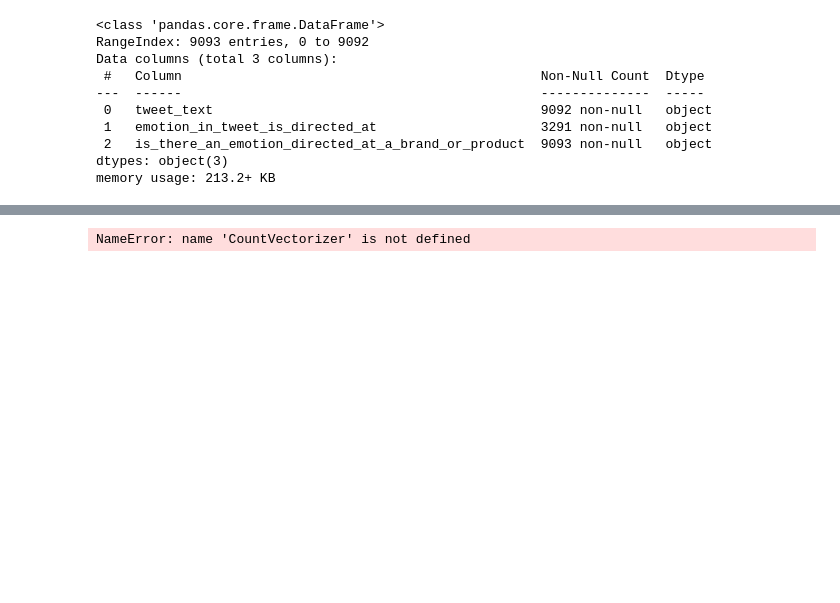
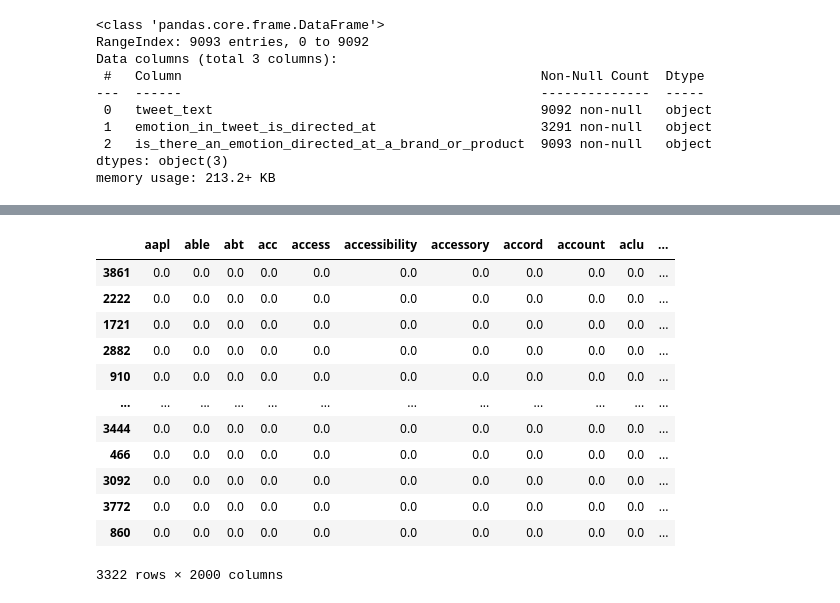
Before and after one commit to jaredlil/project-4-twitter-sentiment, a Jupyter notebook: Untitled1.ipynb, the cells around one changed output, grey strips where cells are left out. Saved outputs shown, nothing was run; the diff lists cells and outputs as text; code cells hidden in the pictures; blank space fills up the shorter version.

```diff
--- a/Untitled1.ipynb
+++ b/Untitled1.ipynb
@@ -68,15 +176,16 @@ def doc_preparer (doc, stop_words=sw):
     made lowercase,
     and stripped of punctuation and numbers.
     """
-    regex_token = (r"([a-zA-Z]+(?:'[a-z]+)?)")
+    regex_token = RegexpTokenizer(r"([a-zA-Z]+(?:'[a-z]+)?)")
     doc = regex_token.tokenize(doc)
     doc = [word.lower() for word in doc]
     doc = [word for word in doc if word not in sw]
-    print(doc)
+#    print(doc)
     doc = pos_tag(doc)
     doc = [(word[0], get_wordnet_pos(word[1])) for word in doc]
     lemmatizer = WordNetLemmatizer()
     doc = [lemmatizer.lemmatize(word[0], word[1]) for word in doc]
     return ' '.join(doc)
 # %%
-tokens = [doc_preparer(doc, sw) for doc in X_train]
+# Using our functions clean our data and tokenize
+token_docs= [doc_preparer(doc, sw) for doc in X_train_resampled]
@@ -85,4 +192,4 @@ NameError: name 'X_train' is not defined
 # %%
 #Secondary train-test split to build best model
-X_t ,X_val, y_t, y_val = train_test_split(tokens_docs, y_train,
+X_t ,X_val, y_t, y_val = train_test_split(token_docs, y_train_resampled,
                                           test_size=0.25, random_state =42)
@@ -91,11 +196,27 @@ SyntaxError: cannot assign to operator (<ipython-input-14-4d02ccc7c4a5>, line 1)
 # %%
-cv = CountVectorizer()
+# Vectorizing our raw tokens using TF-IDF to assign them nominal values
 
-x_t_vec = cv.fit_transform(X_t)
+tfidf = TfidfVectorizer(max_features=2000)
+X_t_vec = tfidf.fit_transform(X_t)
+X_val_vec = tfidf.transform(X_val)
 X_t_vec = pd.DataFrame.sparse.from_spmatrix(X_t_vec)
 X_t_vec.columns = sorted(cv.vocabulary_)
 X_t_vec.set_index(y_t.index, inplace=True)
-# %% [output]
-NameError: name 'CountVectorizer' is not defined
+# %%
+X_t_vec
+# %% [output]
+|  | aapl | able | abt | acc | access | accessibility | accessory | accord | account | aclu | ... |
+| 3861 | 0.0 | 0.0 | 0.0 | 0.0 | 0.0 | 0.0 | 0.0 | 0.0 | 0.0 | 0.0 | ... |
+| 2222 | 0.0 | 0.0 | 0.0 | 0.0 | 0.0 | 0.0 | 0.0 | 0.0 | 0.0 | 0.0 | ... |
+| 1721 | 0.0 | 0.0 | 0.0 | 0.0 | 0.0 | 0.0 | 0.0 | 0.0 | 0.0 | 0.0 | ... |
+| 2882 | 0.0 | 0.0 | 0.0 | 0.0 | 0.0 | 0.0 | 0.0 | 0.0 | 0.0 | 0.0 | ... |
+| 910 | 0.0 | 0.0 | 0.0 | 0.0 | 0.0 | 0.0 | 0.0 | 0.0 | 0.0 | 0.0 | ... |
+| ... | ... | ... | ... | ... | ... | ... | ... | ... | ... | ... | ... |
+| 3444 | 0.0 | 0.0 | 0.0 | 0.0 | 0.0 | 0.0 | 0.0 | 0.0 | 0.0 | 0.0 | ... |
+| 466 | 0.0 | 0.0 | 0.0 | 0.0 | 0.0 | 0.0 | 0.0 | 0.0 | 0.0 | 0.0 | ... |
+| 3092 | 0.0 | 0.0 | 0.0 | 0.0 | 0.0 | 0.0 | 0.0 | 0.0 | 0.0 | 0.0 | ... |
+| 3772 | 0.0 | 0.0 | 0.0 | 0.0 | 0.0 | 0.0 | 0.0 | 0.0 | 0.0 | 0.0 | ... |
+| 860 | 0.0 | 0.0 | 0.0 | 0.0 | 0.0 | 0.0 | 0.0 | 0.0 | 0.0 | 0.0 | ... |
+3322 rows × 2000 columns
 # %%
 # We then transform the validation set.
```
Also changed, not shown: parts of 27 cells of this notebook, 2 other files.
